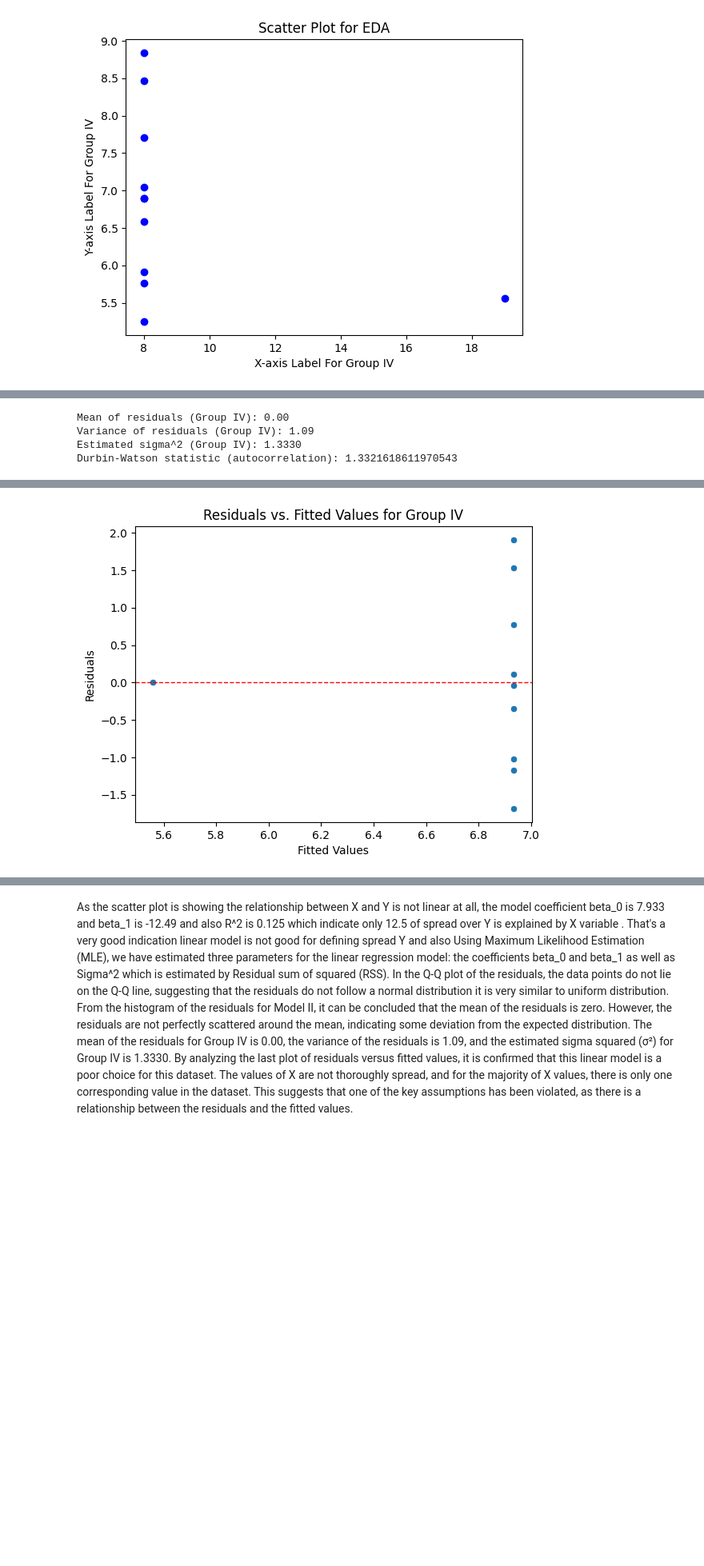
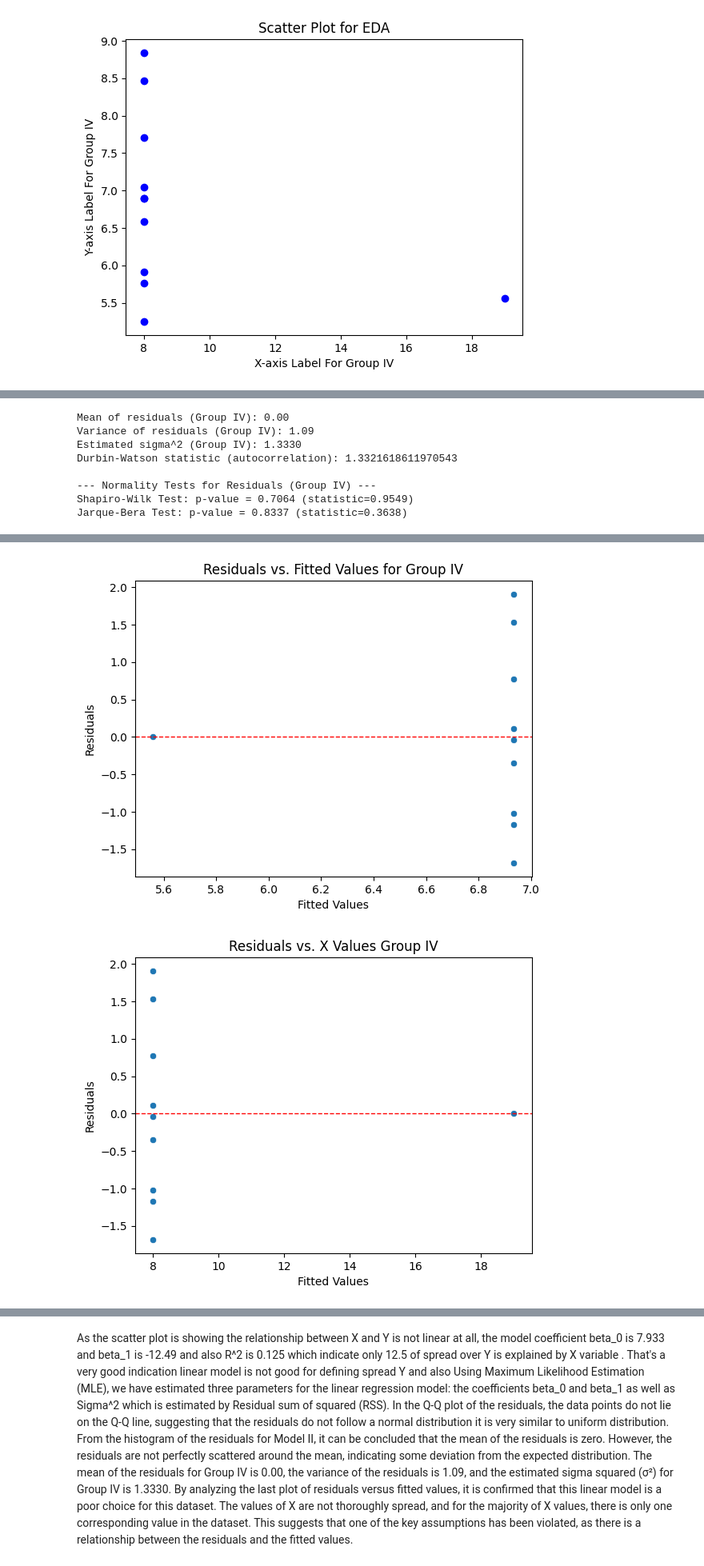
Before and after one commit to cmyguel/tru_linear_models_assignments, a Jupyter notebook: a2/LinearModel_assignment02.ipynb, the cells around one changed output, grey strips where cells are left out. Shown at 80% size. Cells and saved outputs as stored; diff of their text form; code cells hidden in the pictures; blank space fills up the shorter version.

```diff
--- a/a2/LinearModel_assignment02.ipynb
+++ b/a2/LinearModel_assignment02.ipynb
@@ -298,13 +355,18 @@ Covariance Type:            nonrobust
 Notes:
 [1] Standard Errors assume that the covariance matrix of the errors is correctly specified.
 # %%
-eval4 = evaluate_model(model_4, "Group IV")
+eval4 = evaluate_model(model_4, anscombe_df.x4, "Group IV")
 # %% [output]
 Mean of residuals (Group IV): 0.00
 Variance of residuals (Group IV): 1.09
 Estimated sigma^2 (Group IV): 1.3330
 Durbin-Watson statistic (autocorrelation): 1.3321618611970543
+
+--- Normality Tests for Residuals (Group IV) ---
+Shapiro-Wilk Test: p-value = 0.7064 (statistic=0.9549)
+Jarque-Bera Test: p-value = 0.8337 (statistic=0.3638)
 [figure]
 [figure]
 [figure]
 [figure]
+[figure, added]
```
Also changed, not shown: parts of 13 cells of this notebook, 1 other file.
